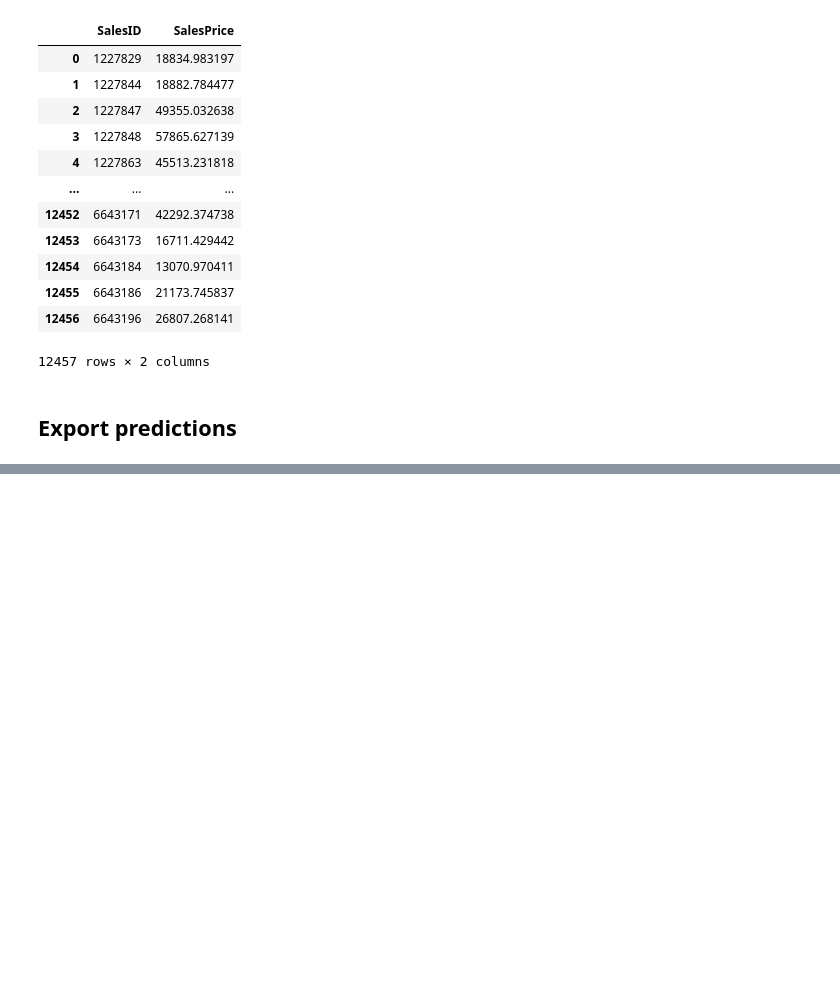
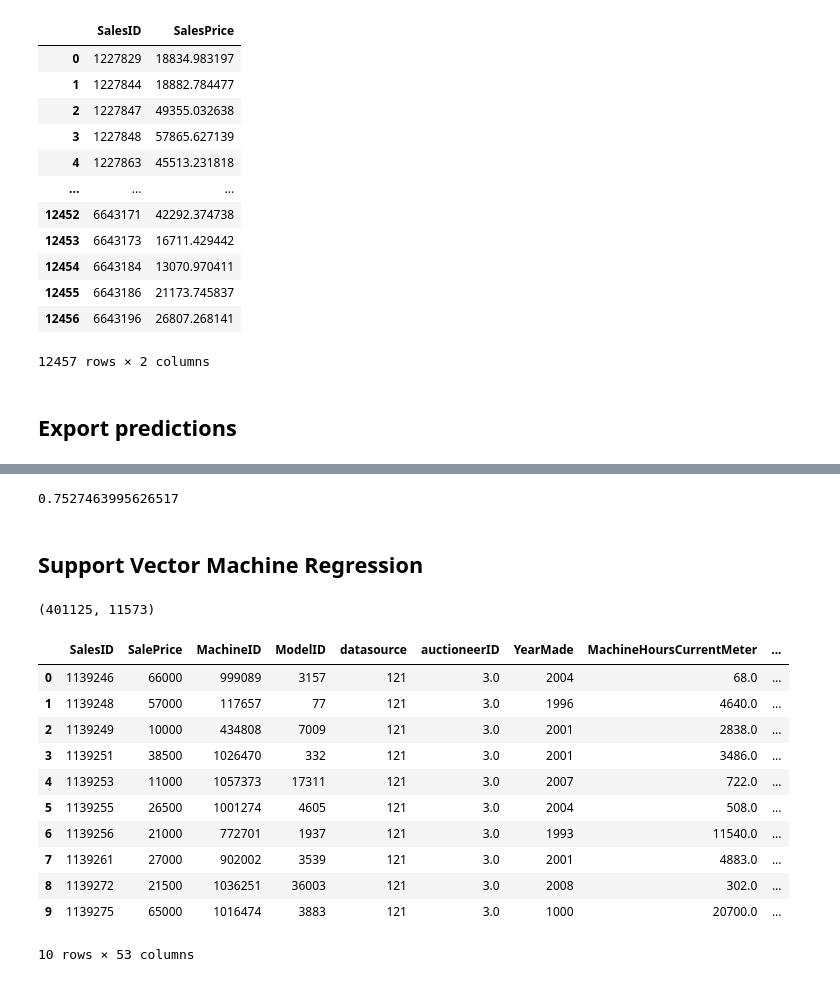
Before and after one commit to PramilDwivedi-github/Machine-Learning-Python, a Jupyter notebook: Buldozer-prediction-regression.ipynb, the cells around one changed output, grey strips where cells are left out. Cells and saved outputs as stored; diff of their text form; code cells hidden in the pictures; blank space fills up the shorter version.

```diff
--- a/Buldozer-prediction-regression.ipynb
+++ b/Buldozer-prediction-regression.ipynb
@@ -875,0 +1081,28 @@ df_preds.to_csv("bluebook-for-bulldozers/test_predictions.csv",index = False)
+# %%
+r2_score(y_valid,val_preds_gsdtree)
+# %% [output]
+0.7527463995626517
+# %% [markdown]
+## Support Vector Machine Regression
+# %%
+df_train = pd.read_csv("bluebook-for-bulldozers/Train/Train.csv",low_memory=False,parse_dates=["saledate"])
+df_val = pd.read_csv("bluebook-for-bulldozers/Valid/Valid.csv",low_memory=False,parse_dates=["saledate"])
+# %%
+len(df_train),len(df_val)
+# %% [output]
+(401125, 11573)
+# %%
+df_train.head(10)
+# %% [output]
+|  | SalesID | SalePrice | MachineID | ModelID | datasource | auctioneerID | YearMade | MachineHoursCurrentMeter | ... |
+| 0 | 1139246 | 66000 | 999089 | 3157 | 121 | 3.0 | 2004 | 68.0 | ... |
+| 1 | 1139248 | 57000 | 117657 | 77 | 121 | 3.0 | 1996 | 4640.0 | ... |
+| 2 | 1139249 | 10000 | 434808 | 7009 | 121 | 3.0 | 2001 | 2838.0 | ... |
+| 3 | 1139251 | 38500 | 1026470 | 332 | 121 | 3.0 | 2001 | 3486.0 | ... |
+| 4 | 1139253 | 11000 | 1057373 | 17311 | 121 | 3.0 | 2007 | 722.0 | ... |
+| 5 | 1139255 | 26500 | 1001274 | 4605 | 121 | 3.0 | 2004 | 508.0 | ... |
+| 6 | 1139256 | 21000 | 772701 | 1937 | 121 | 3.0 | 1993 | 11540.0 | ... |
+| 7 | 1139261 | 27000 | 902002 | 3539 | 121 | 3.0 | 2001 | 4883.0 | ... |
+| 8 | 1139272 | 21500 | 1036251 | 36003 | 121 | 3.0 | 2008 | 302.0 | ... |
+| 9 | 1139275 | 65000 | 1016474 | 3883 | 121 | 3.0 | 1000 | 20700.0 | ... |
+10 rows × 53 columns
```
Also changed, not shown: parts of 68 cells of this notebook.
